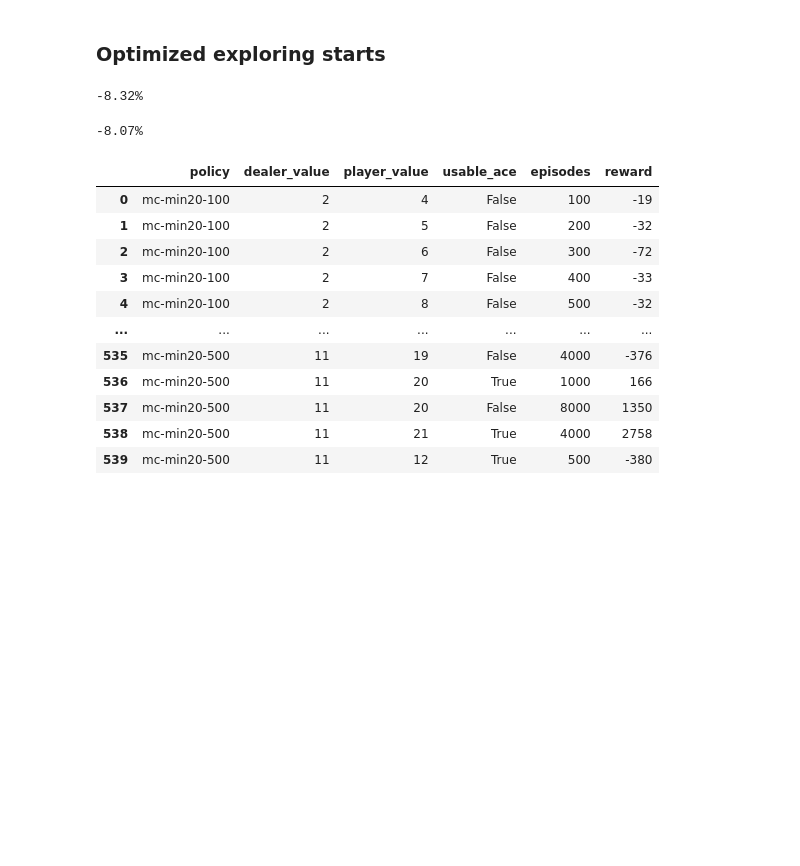
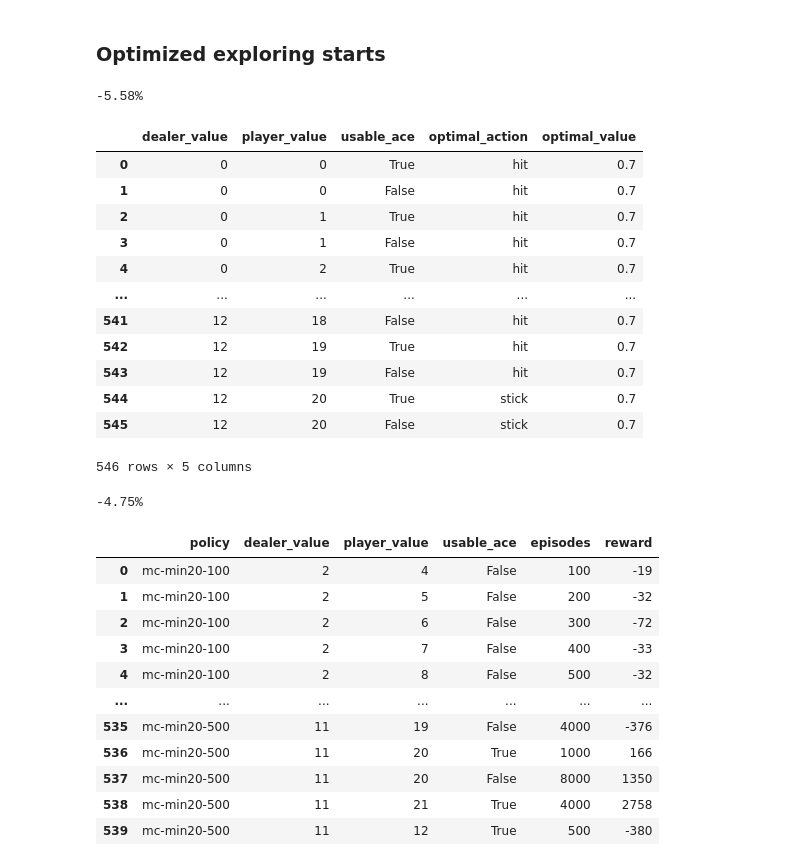
Before and after one commit to chaos-ad/rl-excercises, a Jupyter notebook: rl-book/chapter-05-mc.ipynb, the cells around one changed output. Saved outputs shown, nothing was run; the diff lists cells and outputs as text; code cells hidden in the pictures; blank space fills up the shorter version.

Commit message:
update blackjack example for chapter 5

```diff
--- a/rl-book/chapter-05-mc.ipynb
+++ b/rl-book/chapter-05-mc.ipynb
@@ -367,11 +367,11 @@ class TrainablePolicy:
                 for usable_ace in [True, False]:
                     state_key = (dealer_value, player_value, usable_ace)
                     if player_value >= 20:
-                        result[state_key]['hit'] = TrainablePolicy.StateActionInfo(1, 0)
-                        result[state_key]['stick'] = TrainablePolicy.StateActionInfo(1, 1)
+                        result[state_key]['hit'] = TrainablePolicy.StateActionInfo(10, 5)
+                        result[state_key]['stick'] = TrainablePolicy.StateActionInfo(10, 7)
                     else:
-                        result[state_key]['hit'] = TrainablePolicy.StateActionInfo(1, 1)
-                        result[state_key]['stick'] = TrainablePolicy.StateActionInfo(1, 0)
+                        result[state_key]['hit'] = TrainablePolicy.StateActionInfo(10, 7)
+                        result[state_key]['stick'] = TrainablePolicy.StateActionInfo(10, 5)
         return result
 
     def __init__(self):
@@ -392,14 +392,33 @@ class TrainablePolicy:
     def get_stick_value(self, game: Game):
         return self.get_action_value(game, 'hit')
 
-    def get_optimal_action(self, game: Game):
+    def _get_optimal_action(self, state_key: Any):
         optimal_value = -math.inf
         optimal_action = None
-        for action, info in self.get_state_info(game).items():
+        for action, info in self.qvalues[state_key].items():
             if optimal_value < info.get_average_reward():
                 optimal_value = info.get_average_reward()
                 optimal_action = action
         return optimal_action, optimal_value
+
+    def get_optimal_action(self, game: Game):
+        return self._get_optimal_action(get_state_key(game))
+
+    def summarize(self):
+        result = []
+        for dealer_value in range(2, 13):
+            for player_value in range(11, 21):
+                for usable_ace in [True, False]:
+                    state_key = (dealer_value, player_value, usable_ace)
+                    action, value = self._get_optimal_action(state_key)
+                    result.append({
+                        'dealer_value': dealer_value,
+                        'player_value': player_value,
+                        'usable_ace': usable_ace,
+                        'optimal_action': action,
+                        'optimal_value': value
+                    })
+        return pd.DataFrame(result)
 
     def play(self, game: Game):
         actions = []
@@ -434,15 +453,35 @@ class TrainablePolicy:
 policy_stats = {}
 # %%
 exp_name = "mc-min20-100"
-policy_stats[exp_name] = exploring_starts_eval(exp_name, policy=TrainablePolicy(), iterations=100)
+policy = TrainablePolicy()
+policy_stats[exp_name] = exploring_starts_eval(exp_name, policy, 100)
 avg_reward = sum([v["reward"] for v in policy_stats[exp_name].values()]) / sum([v["episodes"] for v in policy_stats[exp_name].values()])
 print(f"{avg_reward:.2%}")
 # %% [output]
--8.32%
+-5.58%
+# %%
+summary = policy.summarize()
+summary.to_csv("./chapter-05-blackjack-results-mc-strategy.tsv", sep="\t", index=False)
+summary
+# %% [output]
+|  | dealer_value | player_value | usable_ace | optimal_action | optimal_value |
+| 0 | 0 | 0 | True | hit | 0.7 |
+| 1 | 0 | 0 | False | hit | 0.7 |
+| 2 | 0 | 1 | True | hit | 0.7 |
+| 3 | 0 | 1 | False | hit | 0.7 |
+| 4 | 0 | 2 | True | hit | 0.7 |
+| ... | ... | ... | ... | ... | ... |
+| 541 | 12 | 18 | False | hit | 0.7 |
+| 542 | 12 | 19 | True | hit | 0.7 |
+| 543 | 12 | 19 | False | hit | 0.7 |
+| 544 | 12 | 20 | True | stick | 0.7 |
+| 545 | 12 | 20 | False | stick | 0.7 |
+546 rows × 5 columns
 # %%
 exp_name = "mc-min20-500"
-policy_stats[exp_name] = exploring_starts_eval(exp_name, policy=TrainablePolicy(), iterations=500)
+policy = TrainablePolicy()
+policy_stats[exp_name] = exploring_starts_eval(exp_name, policy, iterations=500)
 avg_reward = sum([v["reward"] for v in policy_stats[exp_name].values()]) / sum([v["episodes"] for v in policy_stats[exp_name].values()])
 print(f"{avg_reward:.2%}")
 # %% [output]
--8.07%
+-4.75%
```
Also changed, not shown: parts of 2 cells of this notebook, 1 other file.
